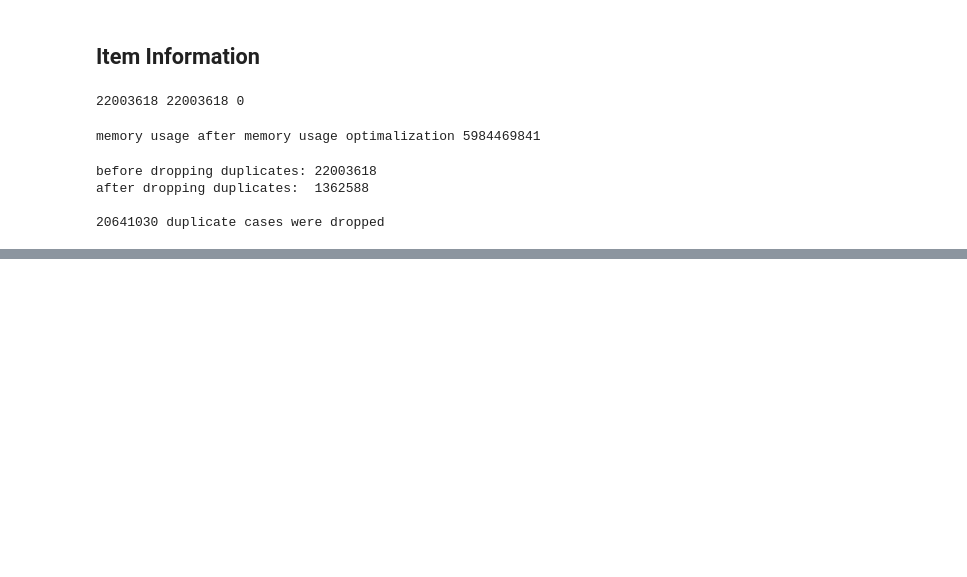
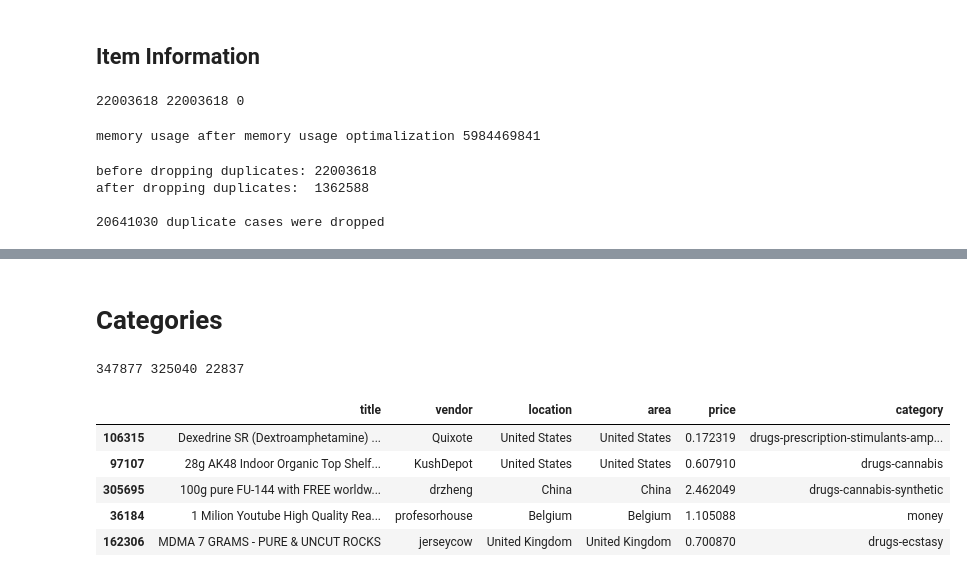
Before and after one commit to jossl95/ARF, a Jupyter notebook: Cleaner.ipynb, the cells around one changed output, grey strips where cells are left out. Cells and saved outputs as stored; diff of their text form; code cells hidden in the pictures; blank space fills up the shorter version.

```diff
--- a/Cleaner.ipynb
+++ b/Cleaner.ipynb
@@ -274,3 +274,48 @@ df.sample(5)
 | 164137 | FelixUK | 1.402430e+09 | 2014-06-10 19:58:51 | 2014-03-10 | 5 | Took 11 days but I got IT!!!! Goo... | FelixUK (0.25g) - 99.8% Pure 2CB ... | 0.051190 | 4 | 1.402085e+09 | ... |
 # %%
 df.to_pickle(out_file)
+# %% [markdown]
+# Categories
+# %%
+data_file = os.path.join(MAIN_DIR, 'data', 'parsed', 'silkroad2', 'categories.pickle')
+out_file  = os.path.join(MAIN_DIR, 'data', 'final', 'silkroad2', 'categories.pickle')
+
+df = pd.read_pickle(data_file)
+mem = df.memory_usage(deep = True).sum()
+print(len(df), len(df.drop_duplicates()), len(df) - len(df.drop_duplicates()))
+df = df.drop_duplicates()
+# %% [output]
+347877 325040 22837
+# %%
+# clean variables
+df = df\
+    .assign(title = df.title.str.strip(),
+            vendor = df.vendor.str.strip(),
+            location = df.location.str.strip(),
+            area = df.location.str.strip(),
+            price = pd.to_numeric(
+                    df.price.str.strip()\
+                    .str[1:],
+                errors = 'coerce'),
+            category = df.category.str.strip())
+# %%
+# memory optimization
+column_types = {
+    'title'    : 'object',
+    'vendor'   : 'category',
+    'location' : 'category',
+    'area'     : 'category',
+    'price'    : 'float64',
+    'category' : 'category'
+}
+
+df = df.astype(column_types)
+# %%
+df.sample(5)
+# %% [output]
+|  | title | vendor | location | area | price | category |
+| 106315 | Dexedrine SR (Dextroamphetamine) ... | Quixote | United States | United States | 0.172319 | drugs-prescription-stimulants-amp... |
+| 97107 | 28g AK48 Indoor Organic Top Shelf... | KushDepot | United States | United States | 0.607910 | drugs-cannabis |
+| 305695 | 100g pure FU-144 with FREE worldw... | drzheng | China | China | 2.462049 | drugs-cannabis-synthetic |
+| 36184 | 1 Milion Youtube High Quality Rea... | profesorhouse | Belgium | Belgium | 1.105088 | money |
+| 162306 | MDMA 7 GRAMS - PURE & UNCUT ROCKS | jerseycow | United Kingdom | United Kingdom | 0.700870 | drugs-ecstasy |
```
Also changed, not shown: parts of 1 cell of this notebook, 1 other file.
